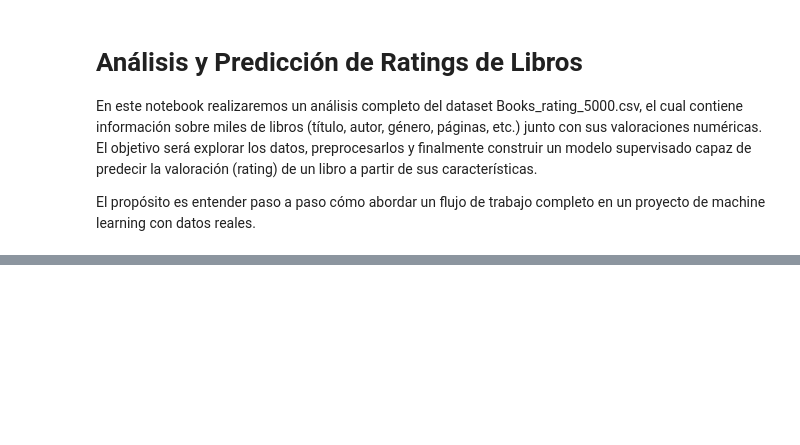
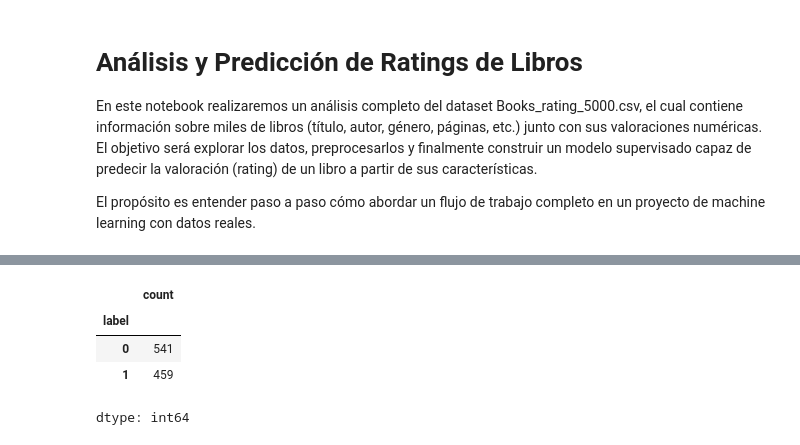
Before and after one commit to Akanenosketch/Bookflix-ABP, a Jupyter notebook: Notebook_Bookflix_Análisis_De_Sentimientos.ipynb, the cells around one changed output, grey strips where cells are left out. Saved outputs shown, nothing was run; the diff lists cells and outputs as text; code cells hidden in the pictures; blank space fills up the shorter version.

```diff
--- a/Notebook_Bookflix_Análisis_De_Sentimientos.ipynb
+++ b/Notebook_Bookflix_Análisis_De_Sentimientos.ipynb
@@ -182,0 +52,8 @@ print("Modelo guardado.")
+# %%
+trainingData['label'].value_counts()
+# %% [output]
+|  | count |
+| label |  |
+| 0 | 541 |
+| 1 | 459 |
+dtype: int64
```
Also changed, not shown: parts of 37 cells of this notebook.
